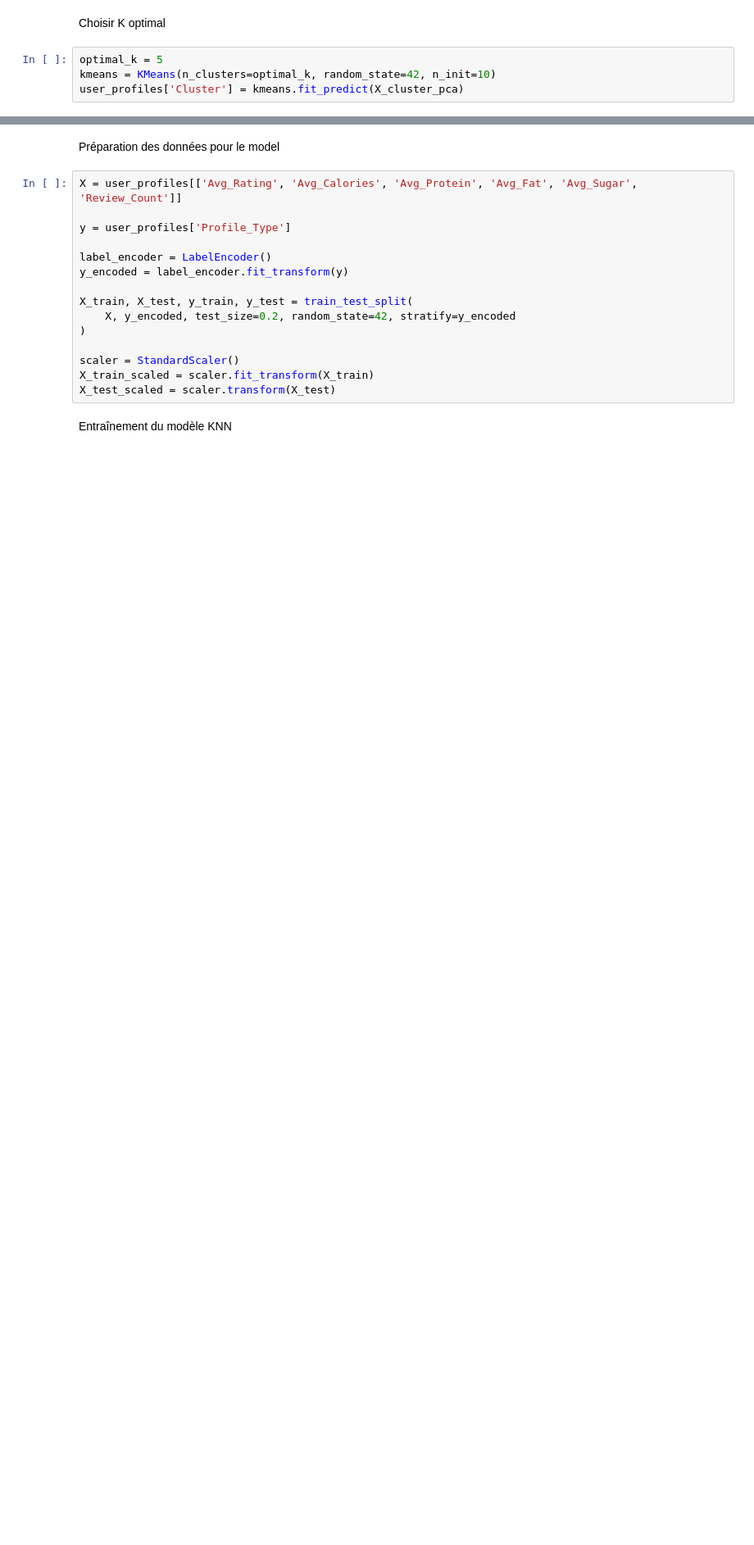
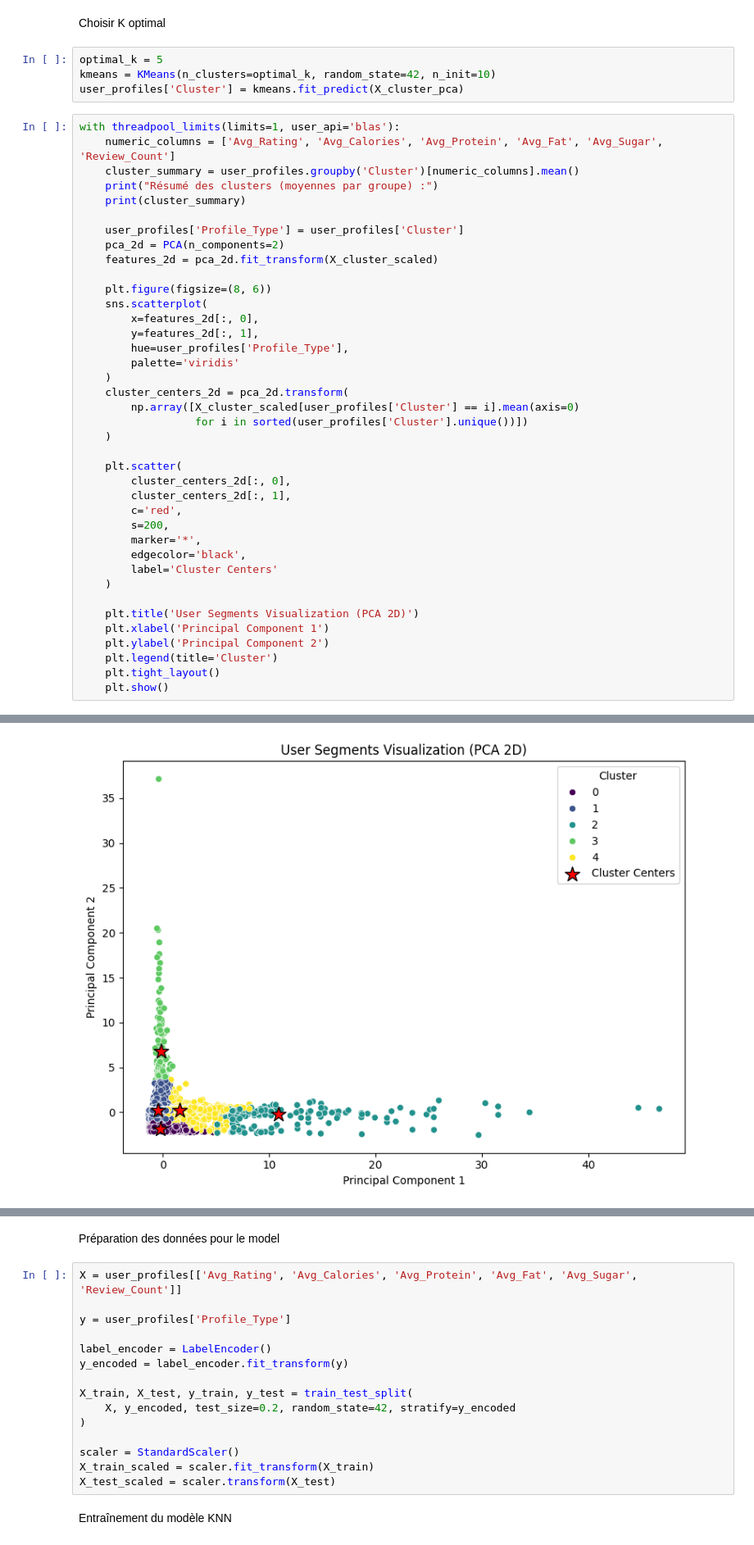
Before and after one commit to louaycodes/ProjetMachineLearning4Arctic, a Jupyter notebook: projetML.ipynb, the cells around one changed output, grey strips where cells are left out. Shown at 82% size. Drawn from its saved outputs; the diff is of its cells as text; blank space fills up the shorter version.

```diff
--- a/projetML.ipynb
+++ b/projetML.ipynb
@@ -1772,3 +1668,43 @@ Choisir K optimal
 optimal_k = 5
 kmeans = KMeans(n_clusters=optimal_k, random_state=42, n_init=10)
 user_profiles['Cluster'] = kmeans.fit_predict(X_cluster_pca)
+# %%
+with threadpool_limits(limits=1, user_api='blas'):
+    numeric_columns = ['Avg_Rating', 'Avg_Calories', 'Avg_Protein', 'Avg_Fat', 'Avg_Sugar', 'Review_Count']
+    cluster_summary = user_profiles.groupby('Cluster')[numeric_columns].mean()
+    print("Résumé des clusters (moyennes par groupe) :")
+    print(cluster_summary)
+
+    user_profiles['Profile_Type'] = user_profiles['Cluster']
+    pca_2d = PCA(n_components=2)
+    features_2d = pca_2d.fit_transform(X_cluster_scaled)
+
+    plt.figure(figsize=(8, 6))
+    sns.scatterplot(
+        x=features_2d[:, 0],
+        y=features_2d[:, 1],
+        hue=user_profiles['Profile_Type'],
+        palette='viridis'
+    )
+    cluster_centers_2d = pca_2d.transform(
+        np.array([X_cluster_scaled[user_profiles['Cluster'] == i].mean(axis=0)
+                  for i in sorted(user_profiles['Cluster'].unique())])
+    )
+
+    plt.scatter(
+        cluster_centers_2d[:, 0],
+        cluster_centers_2d[:, 1],
+        c='red',
+        s=200,
+        marker='*',
+        edgecolor='black',
+        label='Cluster Centers'
+    )
+
+    plt.title('User Segments Visualization (PCA 2D)')
+    plt.xlabel('Principal Component 1')
+    plt.ylabel('Principal Component 2')
+    plt.legend(title='Cluster')
+    plt.tight_layout()
+    plt.show()
+# %% [output]
@@ -1774,0 +1727 @@ user_profiles['Cluster'] = kmeans.fit_predict(X_cluster_pca)
+[figure, added]
```
Also changed, not shown: parts of 61 cells of this notebook.
